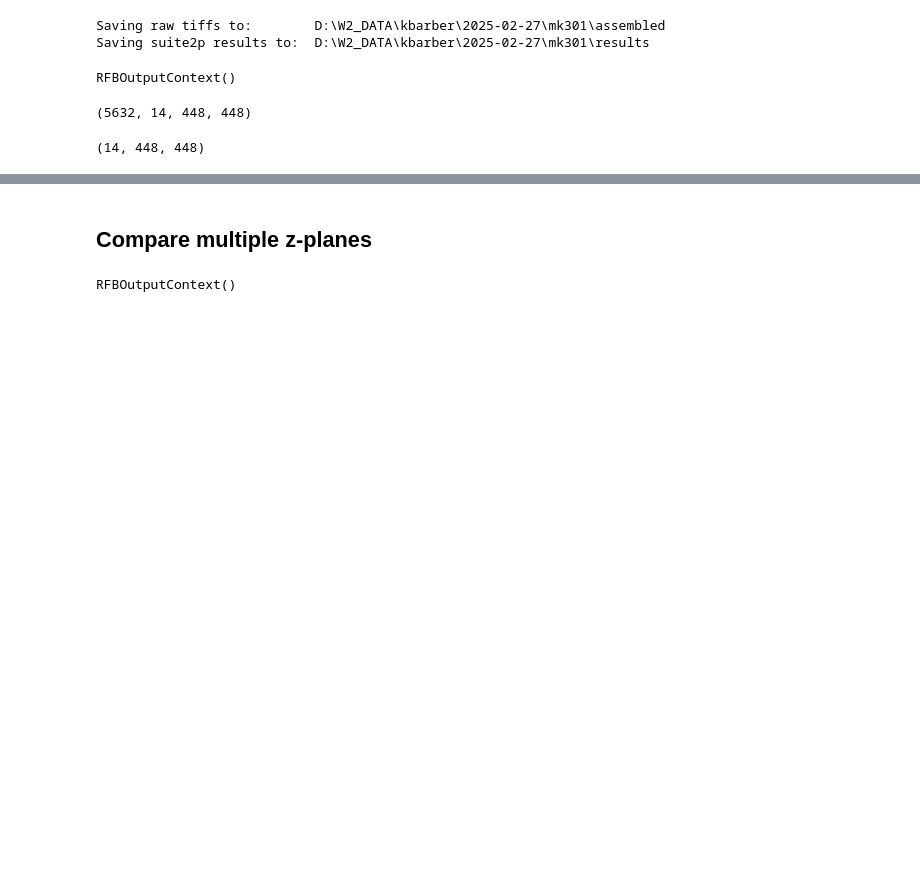
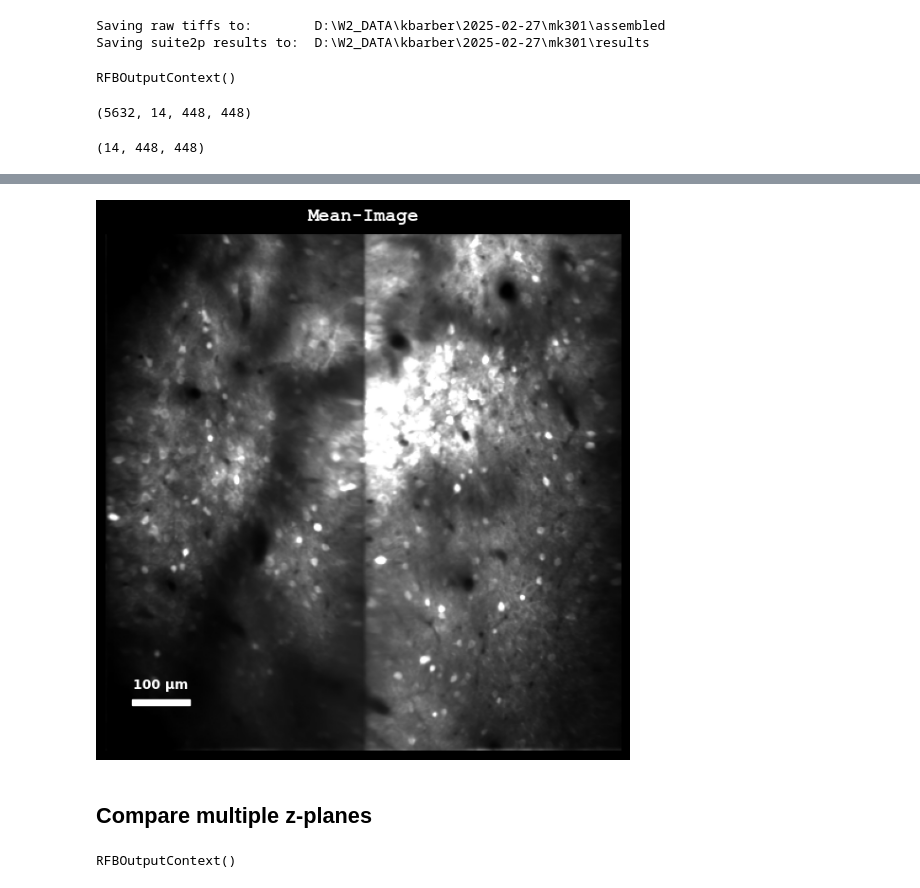
Before and after one commit to MillerBrainObservatory/LBM-Suite2p-Python, a Jupyter notebook: demos/notebooks/examples.ipynb, the cells around one changed output, grey strips where cells are left out. Drawn from its saved outputs; the diff is of its cells as text; code cells hidden in the pictures; blank space fills up the shorter version.

```diff
--- a/demos/notebooks/examples.ipynb
+++ b/demos/notebooks/examples.ipynb
@@ -163,0 +112,4 @@ lsp.plot_segmentation(ops0, './test_seg_overlay.png')
+# %%
+lsp.plot_projection(ops_plane_7, add_scalebar=True, proj="meanImg", display_masks=False)
+# %% [output]
+[figure, added]
```
Also changed, not shown: parts of 18 cells of this notebook.
